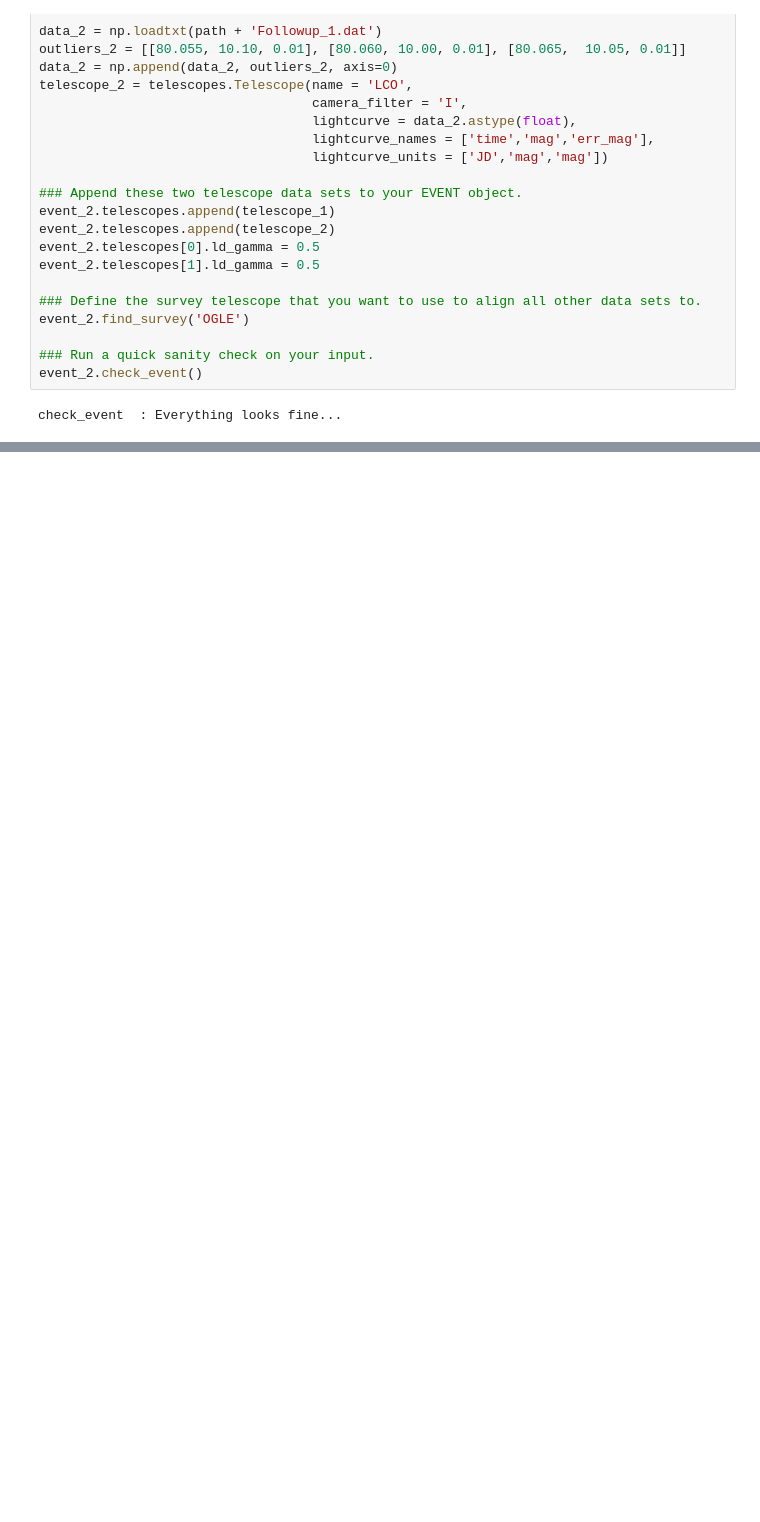
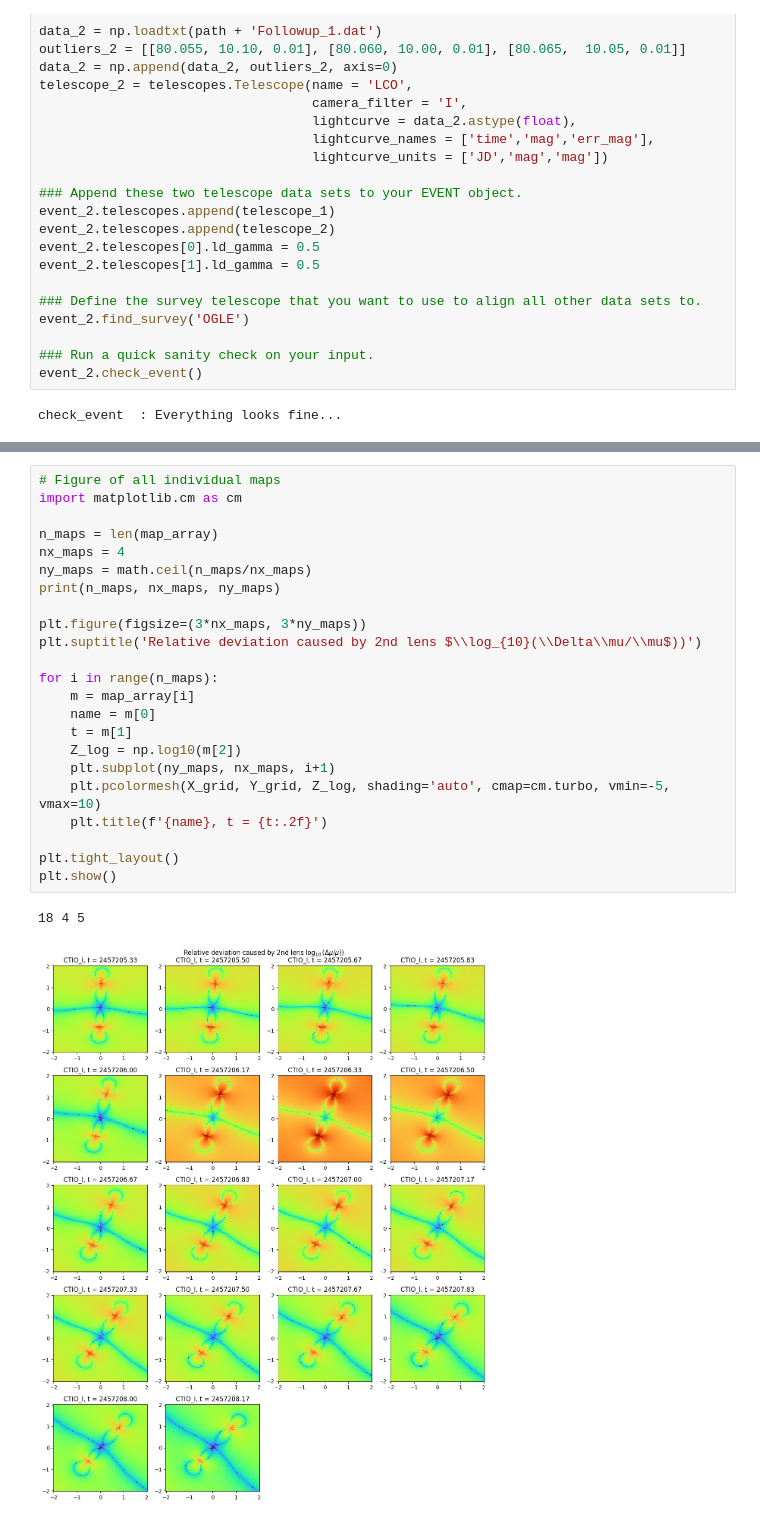
Before and after one commit to jakobdammann/pyLIMA-docs-revisit, a Jupyter notebook: my_project/detection_zone.ipynb, the cells around one changed output, grey strips where cells are left out. Drawn from its saved outputs; the diff is of its cells as text; blank space fills up the shorter version.

```diff
--- a/my_project/detection_zone.ipynb
+++ b/my_project/detection_zone.ipynb
@@ -336 +341,27 @@ Running Grid Analysis for LCO_SAAO at t=2457205.576032.
+# %%
+# Figure of all individual maps
+import matplotlib.cm as cm
+
+n_maps = len(map_array)
+nx_maps = 4
+ny_maps = math.ceil(n_maps/nx_maps)
+print(n_maps, nx_maps, ny_maps)
+
+plt.figure(figsize=(3*nx_maps, 3*ny_maps))
+plt.suptitle('Relative deviation caused by 2nd lens $\\log_{10}(\\Delta\\mu/\\mu$))')
+
+for i in range(n_maps):
+    m = map_array[i]
+    name = m[0]
+    t = m[1]
+    Z_log = np.log10(m[2])
+    plt.subplot(ny_maps, nx_maps, i+1)
+    plt.pcolormesh(X_grid, Y_grid, Z_log, shading='auto', cmap=cm.turbo, vmin=-5, vmax=10)
+    plt.title(f'{name}, t = {t:.2f}')
+
+plt.tight_layout()
+plt.show()
+# %% [output]
+18 4 5
+[figure, added]
 # %%
```
Also changed, not shown: parts of 7 cells of this notebook, 3 other files.
